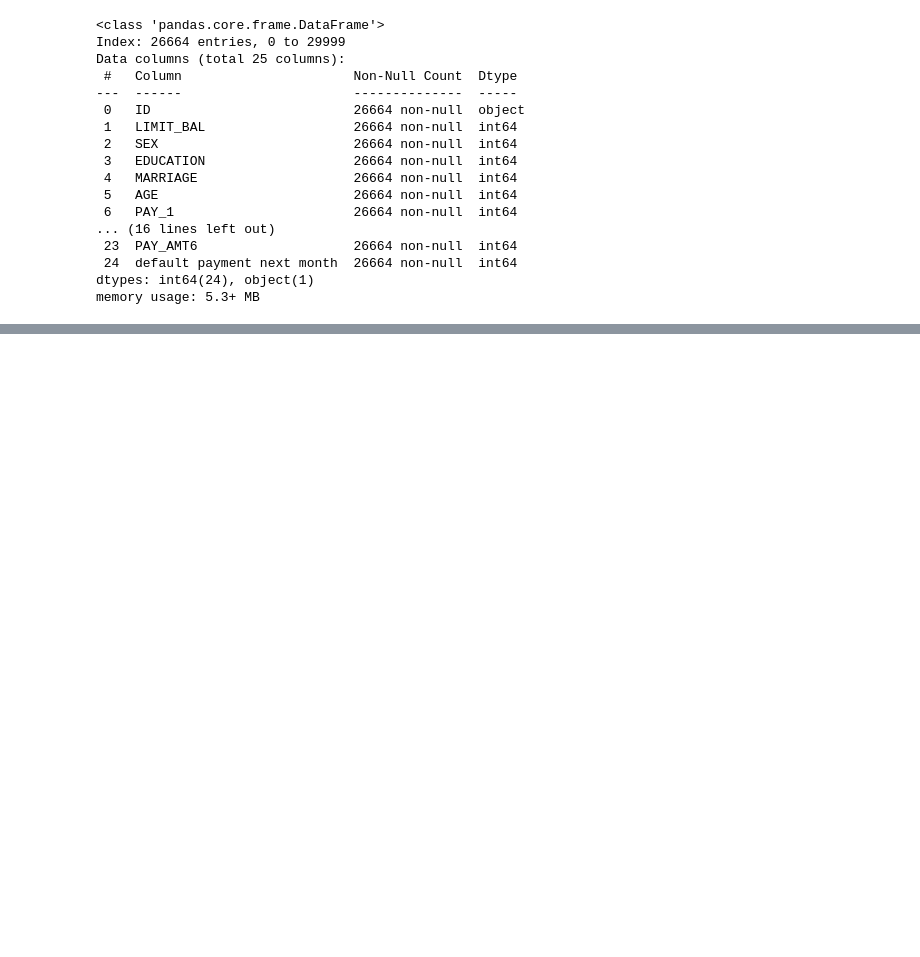
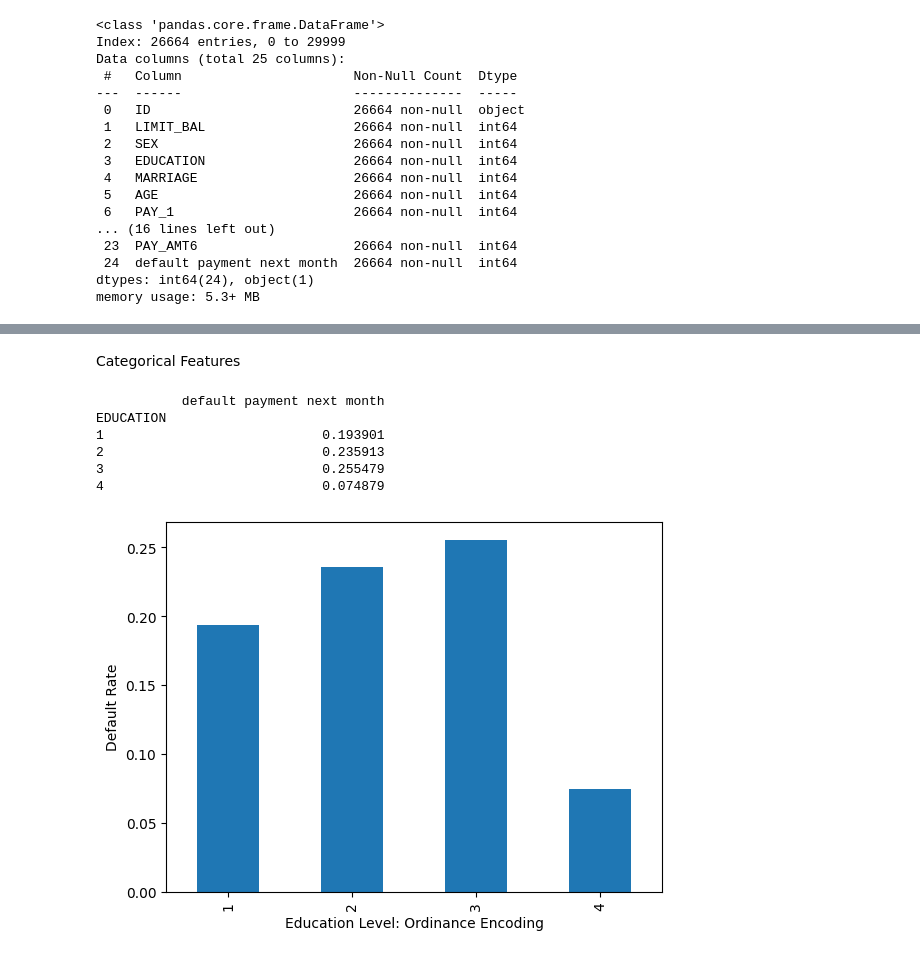
Before and after one commit to AndresDFlores/data_science, a Jupyter notebook: data_exploration.ipynb, the cells around one changed output, grey strips where cells are left out. Cells and saved outputs as stored; diff of their text form; code cells hidden in the pictures; blank space fills up the shorter version.

```diff
--- a/data_exploration.ipynb
+++ b/data_exploration.ipynb
@@ -303,0 +348,4 @@ memory usage: 5.3+ MB
+# %%
+#  data dictionary does not define 0, 5, 6 for education, so group them in category 4 ('Other')
+df_clean_1['EDUCATION'].replace(to_replace=[0, 5, 6], value=4, inplace=True)
+df_clean_1['EDUCATION'].value_counts()
@@ -303,0 +374,4 @@ memory usage: 5.3+ MB
+# %%
+#  data dictionary does not define 0 for marriage, so group in category 3 ('Other')
+df_clean_1['MARRIAGE'].replace(to_replace=0, value=3, inplace=True)
+df_clean_1['MARRIAGE'].value_counts()
@@ -303,0 +390,21 @@ memory usage: 5.3+ MB
+# %% [markdown]
+Categorical Features
+# %%
+education_default = df_clean_1.groupby('EDUCATION').agg({'default payment next month': 'mean'})
+print(education_default)
+# %% [output]
+           default payment next month
+EDUCATION
+1                            0.193901
+2                            0.235913
+3                            0.255479
+4                            0.074879
+# %%
+fig, ax = plt.subplots()
+
+education_default.plot(kind='bar', legend=False, ax=ax)
+ax.set_xlabel('Education Level: Ordinance Encoding')
+ax.set_ylabel('Default Rate')
+plt.show()
+# %% [output]
+[figure, added]
```
Also changed, not shown: parts of 13 cells of this notebook.
